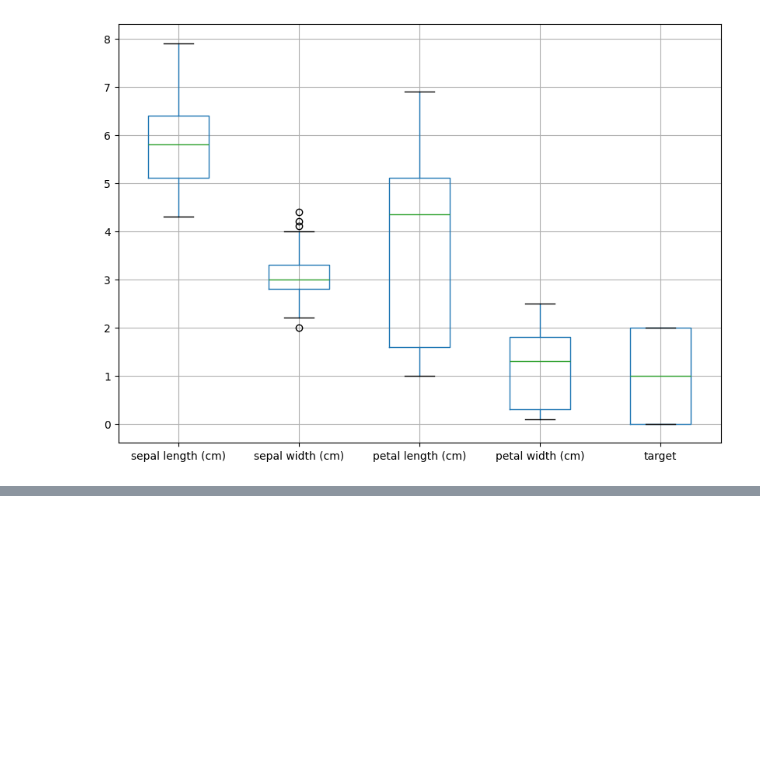
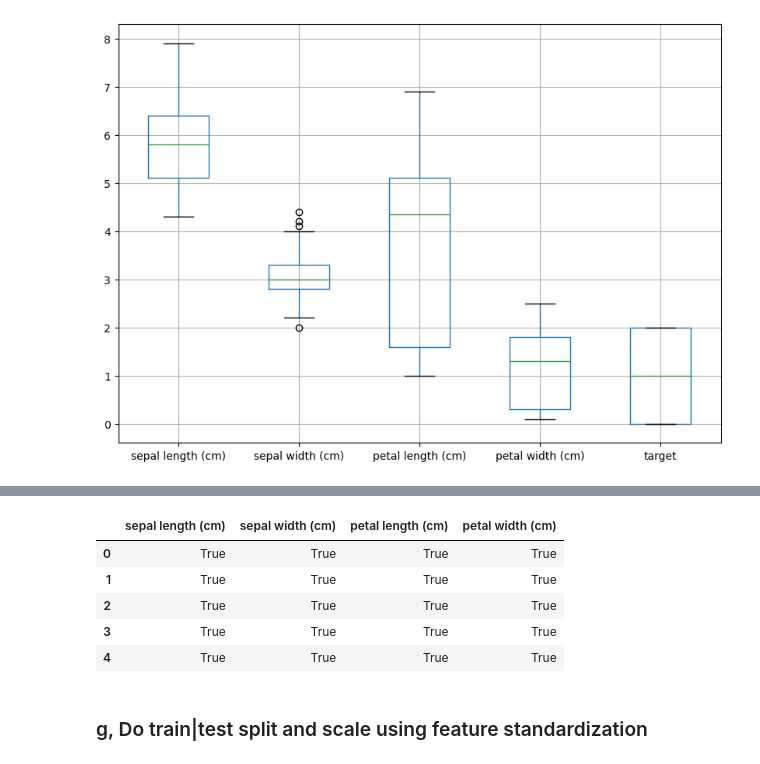
Before and after one commit to SusannaR11/AI_Engineering_OPA24_Susanna_Rokka, a Jupyter notebook: exercises/2_classification/0_iris_flower.ipynb, the cells around one changed output, grey strips where cells are left out. Drawn from its saved outputs; the diff is of its cells as text; code cells hidden in the pictures; blank space fills up the shorter version.

```diff
--- a/exercises/2_classification/0_iris_flower.ipynb
+++ b/exercises/2_classification/0_iris_flower.ipynb
@@ -164,0 +166,4 @@ feature_columns = df.select_dtypes(include=np.number).drop
+# %%
+# pick features columns only:
+feature_columns = df.select_dtypes(include=np.number).drop(columns=['target'], errors='ignore').columns
+feature_columns
@@ -164,0 +174,13 @@ feature_columns = df.select_dtypes(include=np.number).drop
+# %%
+# compute IQR InterQuartile Range for lower and upper outliers of the dataset
+# using Tukey's rule for boxplot
+
+Q1 = df[feature_columns].quantile(0.25)
+Q3 = df[feature_columns].quantile(0.75)
+IQR = Q3 - Q1
+
+lower = Q1 - (1.5*IQR)
+upper = Q3 + (1.5*IQR)
+
+print(lower)
+print(upper)
@@ -164,0 +198,13 @@ feature_columns = df.select_dtypes(include=np.number).drop
+# %%
+# keep only rows inside bounds:
+inside_bounds = ((df[feature_columns] >= lower) & (df[feature_columns] <= upper))
+inside_bounds.head()
+# %% [output]
+|  | sepal length (cm) | sepal width (cm) | petal length (cm) | petal width (cm) |
+| 0 | True | True | True | True |
+| 1 | True | True | True | True |
+| 2 | True | True | True | True |
+| 3 | True | True | True | True |
+| 4 | True | True | True | True |
+# %% [markdown]
+### g, Do train|test split and scale using feature standardization
```
Also changed, not shown: parts of 4 cells of this notebook.
